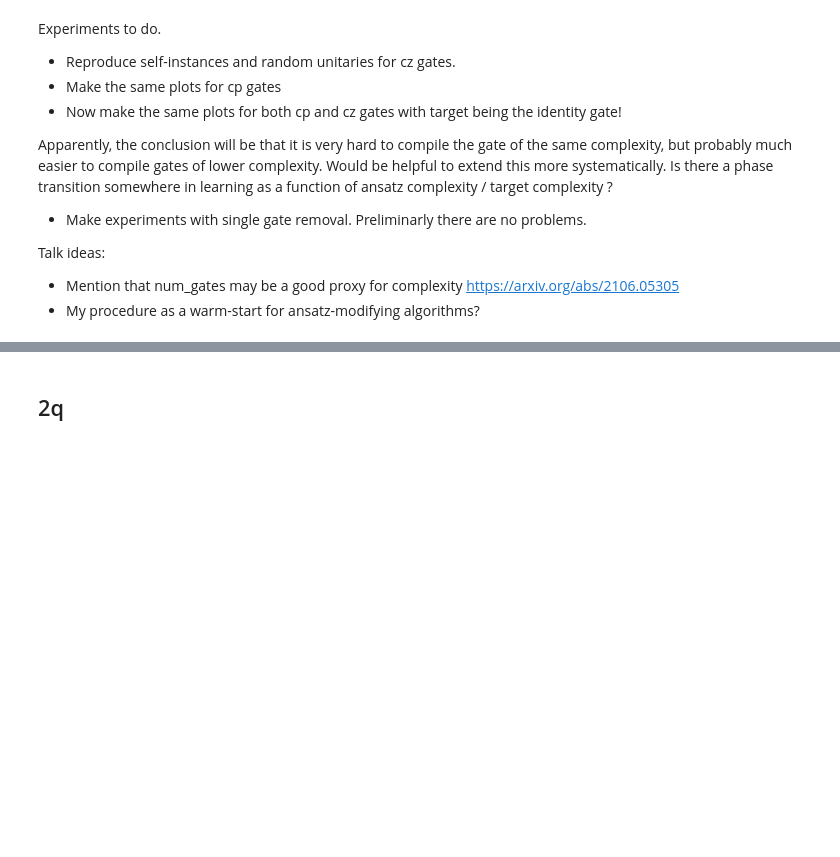
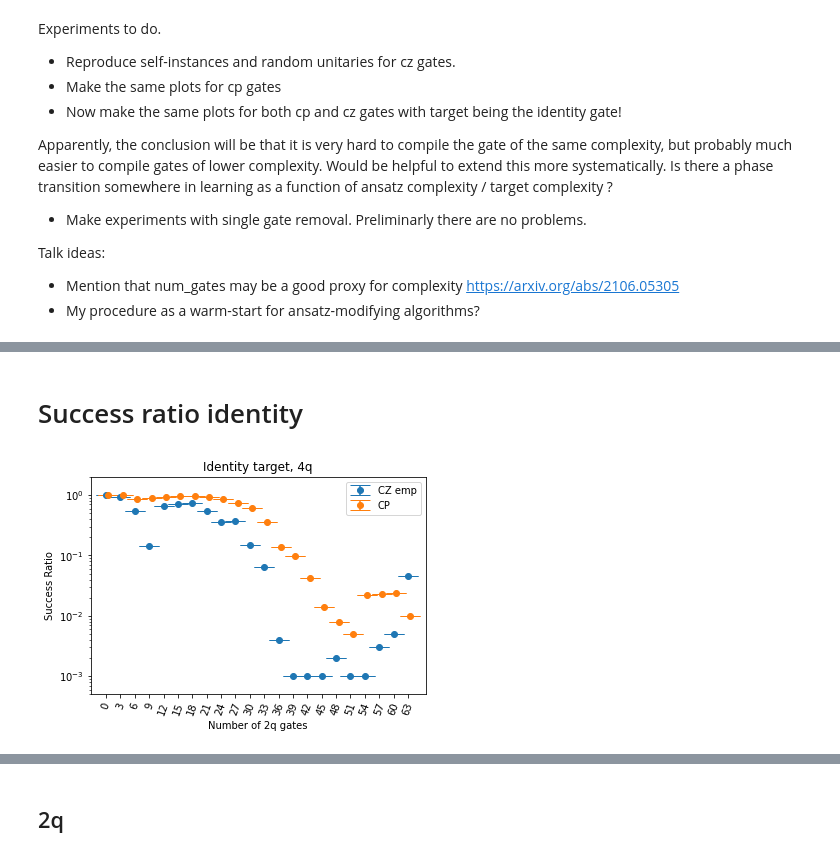
Before and after one commit to idnm/quantum_traps, a Jupyter notebook: experiments.ipynb, the cells around one changed output, grey strips where cells are left out. Drawn from its saved outputs; the diff is of its cells as text; code cells hidden in the pictures; blank space fills up the shorter version.

```diff
--- a/experiments.ipynb
+++ b/experiments.ipynb
@@ -9,6 +9,8 @@ from mynimize import *
 
 from traps import *
 import numpy as np
+
+figpath = '/home/idnm/Dropbox/hep/Sheets/Quantum Computing/Talks/Variational_synthesis/figures/'
 # %% [output]
 WARNING:absl:No GPU/TPU found, falling back to CPU. (Set TF_CPP_MIN_LOG_LEVEL=0 and rerun for more info.)
 WARNING: the SolovayKitaevDecomposition plugin from dev version of qiskit is not installed.
@@ -33,5 +32,0 @@ Talk ideas:
-# %%
-experiment = Experiment.load('results/experiment_cz_self_instance_3q')
-experiment.plot_success_ratios()
-experiment = Experiment.load('results/experiment_cz_random_unitary_3q')
-experiment.plot_success_ratios()
@@ -68,0 +79,17 @@ experiment.plot_success_ratios(min_loss=-1e-6)
+# %% [markdown]
+# Success ratio identity
+# %%
+n = 4
+cz_identity = Experiment.load(f'results/experiment_cz_identity_{n}q')
+cp_identity = Experiment.load(f'results/experiment_cp_identity_{n}q')
+
+
+cz_identity.plot_success_ratios(maketitle=False, label='CZ emp', min_loss='empiric');
+cp_identity.plot_success_ratios(maketitle=False, label='CP', xshift=0.5);
+plt.ylim(top=2)
+plt.ylim(bottom=0.5*1e-3)
+plt.legend();
+plt.title(f'Identity target, {n}q');
+plt.savefig(figpath+f'SR_id_{n}q.png')
+# %% [output]
+[figure, added]
```
Also changed, not shown: parts of 14 cells of this notebook, 6 other files.
